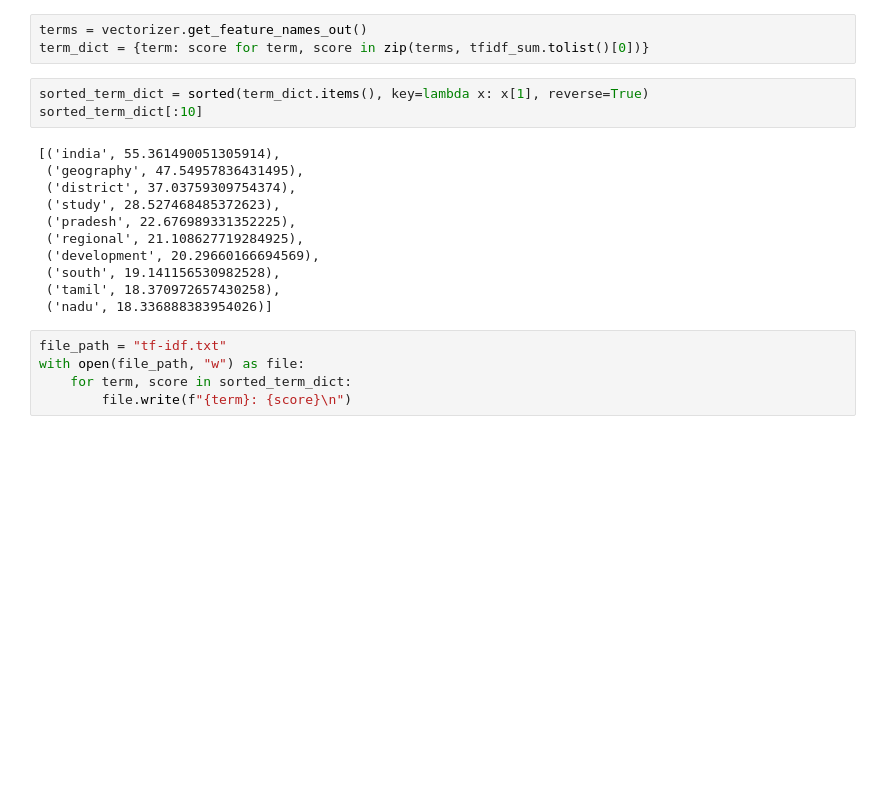
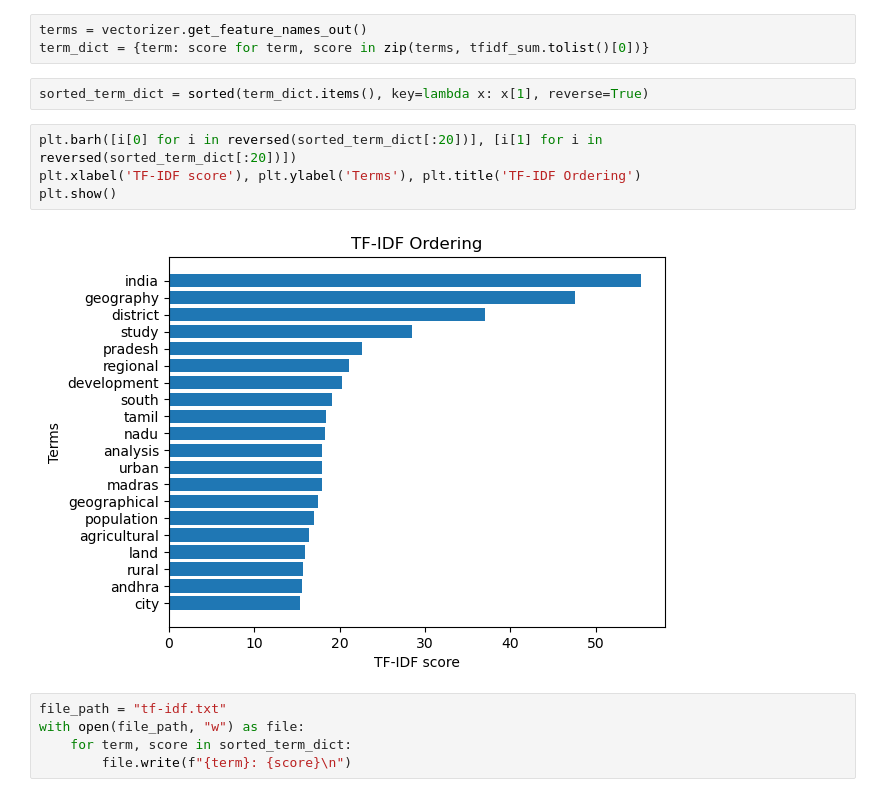
Before and after one commit to sachiniyer/igj-title-analysis, a Jupyter notebook: main.ipynb, the cells around one changed output. Cells and saved outputs as stored; diff of their text form; blank space fills up the shorter version.

```diff
--- a/main.ipynb
+++ b/main.ipynb
@@ -98,18 +96,12 @@ terms = vectorizer.get_feature_names_out()
 term_dict = {term: score for term, score in zip(terms, tfidf_sum.tolist()[0])}
 # %%
 sorted_term_dict = sorted(term_dict.items(), key=lambda x: x[1], reverse=True)
-sorted_term_dict[:10]
-# %% [output]
-[('india', 55.361490051305914),
- ('geography', 47.54957836431495),
- ('district', 37.03759309754374),
- ('study', 28.527468485372623),
- ('pradesh', 22.676989331352225),
- ('regional', 21.108627719284925),
- ('development', 20.29660166694569),
- ('south', 19.141156530982528),
- ('tamil', 18.370972657430258),
- ('nadu', 18.336888383954026)]
+# %%
+plt.barh([i[0] for i in reversed(sorted_term_dict[:20])], [i[1] for i in reversed(sorted_term_dict[:20])])
+plt.xlabel('TF-IDF score'), plt.ylabel('Terms'), plt.title('TF-IDF Ordering')
+plt.show()
+# %% [output]
+[figure, added]
 # %%
 file_path = "tf-idf.txt"
 with open(file_path, "w") as file:
```
Also changed, not shown: parts of 5 cells of this notebook.
